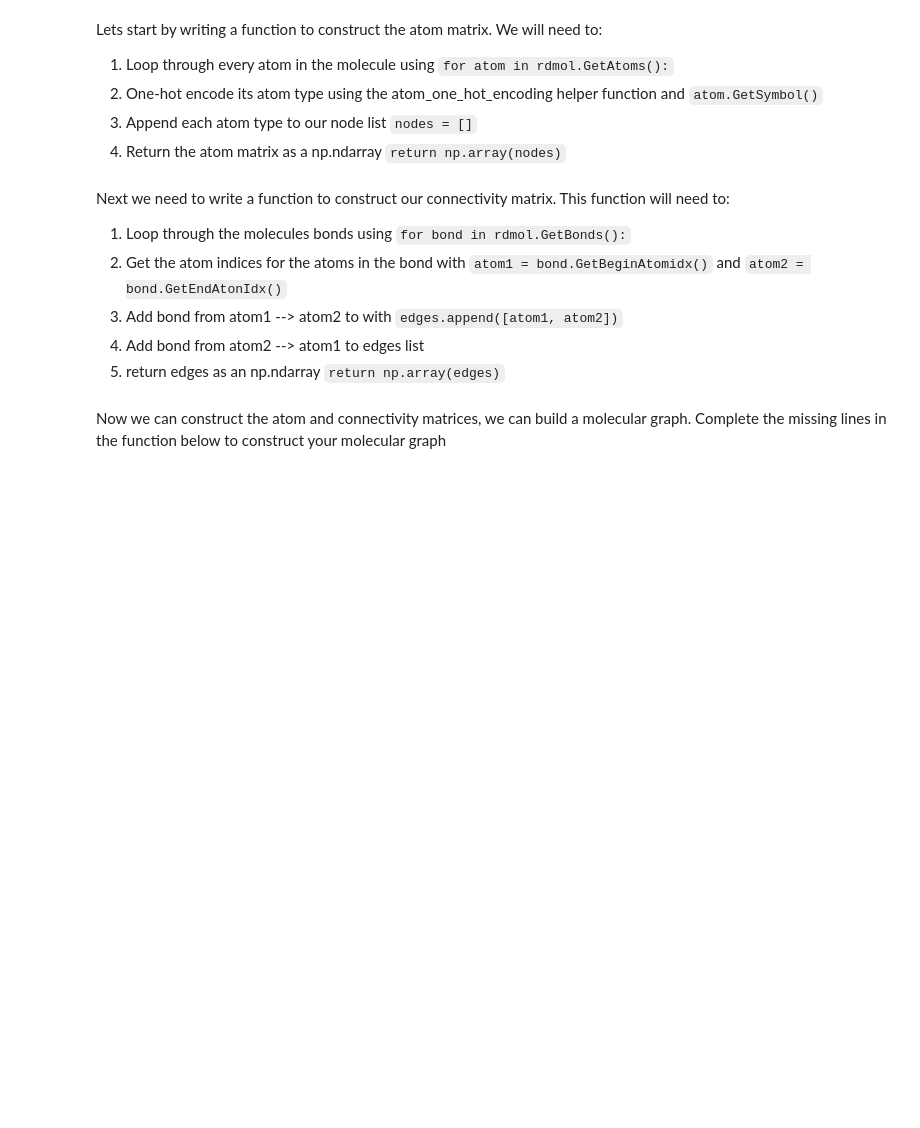
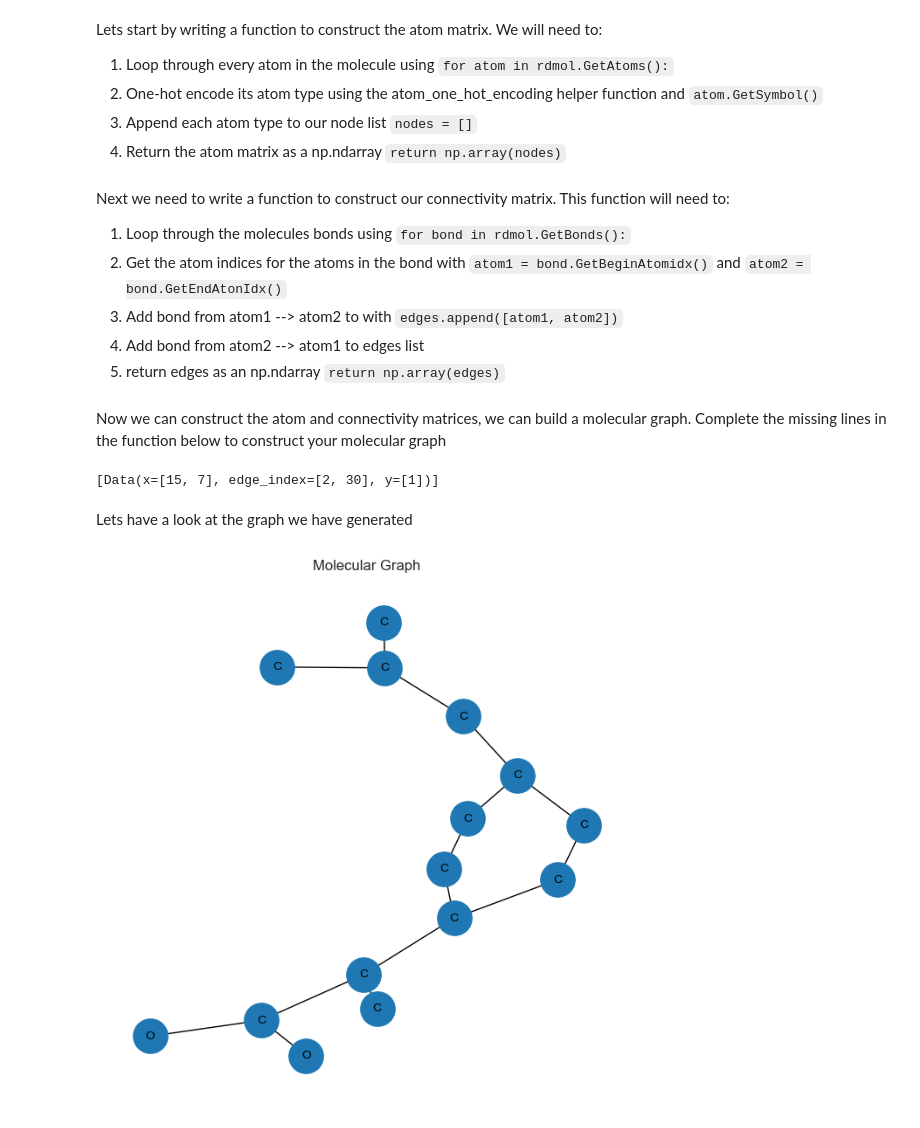
Before and after one commit to JoeHeeley2/AI-for-drug-discovery-labs, a Jupyter notebook: Graph Neural Networks/graph-neural-networks.ipynb, the cells around one changed output. Drawn from its saved outputs; the diff is of its cells as text; code cells hidden in the pictures; blank space fills up the shorter version.

Commit message:
graph nn task

```diff
--- a/Graph Neural Networks/graph-neural-networks.ipynb
+++ b/Graph Neural Networks/graph-neural-networks.ipynb
@@ -264,7 +260,12 @@ Next we need to write a function to construct our connectivity matrix. This func
 # %%
 def generate_connectivity_matrix(rdmol):
     edges = []
-    ... # your code here
+    for bond in rdmol.GetBonds():
+        atom1 = bond.GetBeginAtomIdx()
+        atom2 = bond.GetEndAtomIdx()
+        edges.append([atom1, atom2])
+        edges.append([atom2, atom1])
+    return np.array(edges) # your code here
 # %% [markdown]
 Now we can construct the atom and connectivity matrices, we can build a molecular graph. Complete the missing lines in the function below to construct your molecular graph
 # %%
@@ -277,11 +278,11 @@ def generate_molecular_graph(smiles):
     :param smiles: SMILES string for molecule to convert
     :return:
     """
-    mol = ... # load smiles string with Chem.MolFromSmiles()
-    atom_matrix = ... # use your function to generate the atom matrix
-    connectivity_matrix = ... # use your function to generate the connectivity matrix
+    mol = Chem.MolFromSmiles(smiles) # load smiles string with Chem.MolFromSmiles()
+    atom_matrix = generate_atom_matrix(mol) # use your function to generate the atom matrix
+    connectivity_matrix = generate_connectivity_matrix(mol) # use your function to generate the connectivity matrix
 
-    graph = [(atom_matrix, connectivity_matrix.T)] # pytorch geometric expects transposed edges
+    graph = (atom_matrix, connectivity_matrix.T) # pytorch geometric expects transposed edges
     return graph
 
 
@@ -300,3 +301,48 @@ def load_graph_dataset(smiles_list, prediction_targets): # note that we generate
             y=torch.FloatTensor([t])
         ) for ((g, e), t) in zip(graphs, prediction_targets)
     ]
+
+ibuprofen_graph = load_graph_dataset([ibuprofen], [-404.404])
+
+ibuprofen_graph
+# %% [output]
+[Data(x=[15, 7], edge_index=[2, 30], y=[1])]
+# %% [markdown]
+Lets have a look at the graph we have generated
+# %%
+import matplotlib.pyplot as plt
+import networkx as nx
+import torch
+from torch_geometric.utils import to_networkx
+
+allowed_elements = ["C", "O", "N", "H", "S", "Cl", "F"]
+
+data = ibuprofen_graph[0]
+
+G = to_networkx(data, to_undirected=True)
+
+# decode one-hot node features back into atom symbols
+atom_indices = torch.argmax(data.x, dim=1)
+
+labels = {
+    i: allowed_elements[idx]
+    for i, idx in enumerate(atom_indices.tolist())
+}
+
+plt.figure(figsize=(6, 6))
+
+pos = nx.spring_layout(G, seed=42)
+
+nx.draw(
+    G,
+    pos,
+    labels=labels,
+    with_labels=True,
+    node_size=800,
+    font_size=10
+)
+
+plt.title("Molecular Graph")
+plt.show()
+# %% [output]
+[figure, added]
```
Also changed, not shown: parts of 10 cells of this notebook.
